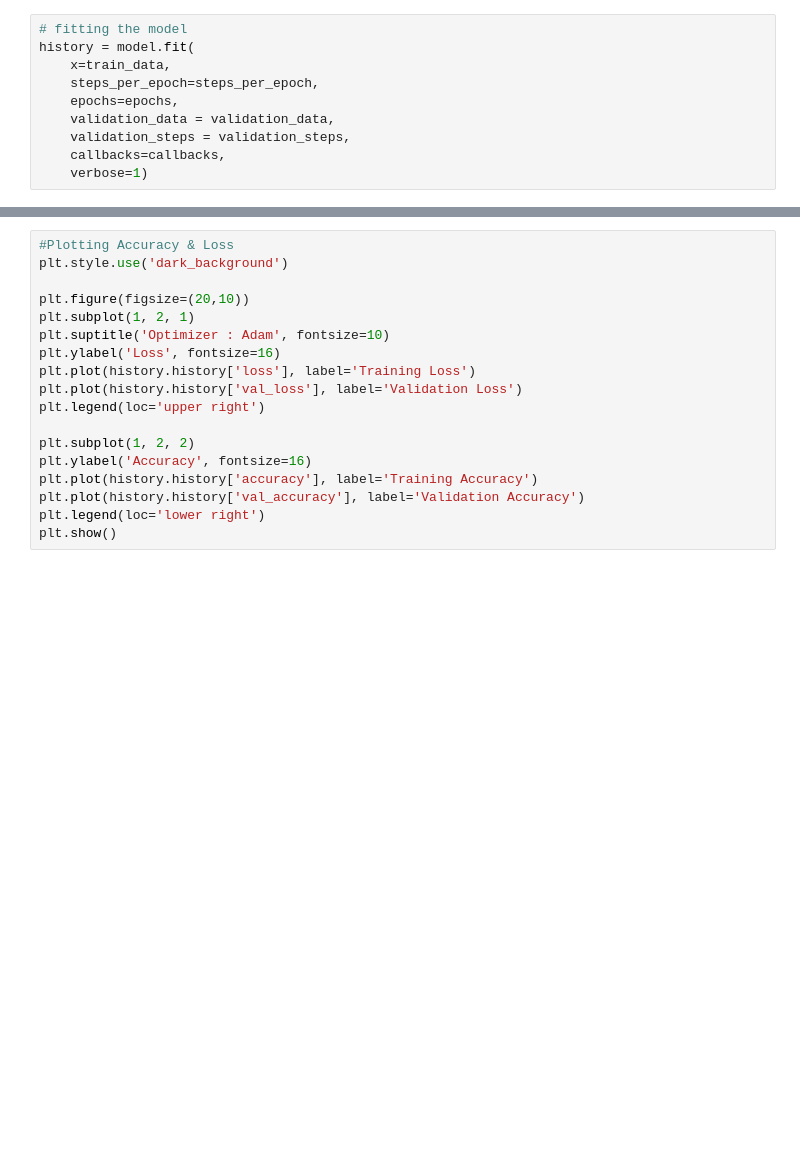
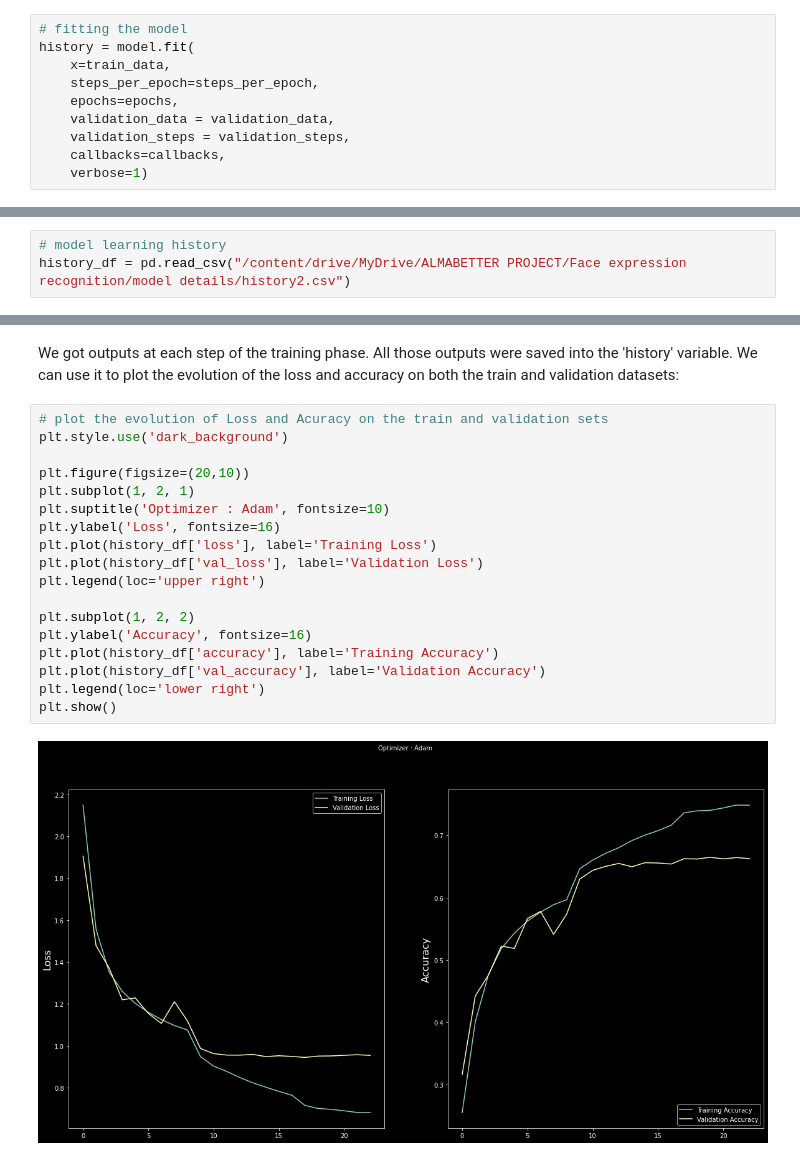
Before and after one commit to armanalam6342/Face-Emotion-Recognition, a Jupyter notebook: face_expression_recognition.ipynb, the cells around one changed output, grey strips where cells are left out. Cells and saved outputs as stored; diff of their text form; blank space fills up the shorter version.

```diff
--- a/face_expression_recognition.ipynb
+++ b/face_expression_recognition.ipynb
@@ -388,0 +516,3 @@ KeyboardInterrupt: ignored
+# %%
+# model learning history
+history_df = pd.read_csv("/content/drive/MyDrive/ALMABETTER PROJECT/Face expression recognition/model details/history2.csv")
@@ -393,18 +542,22 @@ print(accuracy)
+# %% [markdown]
+We got outputs at each step of the training phase. All those outputs were saved into the 'history' variable. We can use it to plot the evolution of the loss and accuracy on both the train and validation datasets:
 # %%
-#Plotting Accuracy & Loss
+# plot the evolution of Loss and Acuracy on the train and validation sets
 plt.style.use('dark_background')
 
 plt.figure(figsize=(20,10))
 plt.subplot(1, 2, 1)
 plt.suptitle('Optimizer : Adam', fontsize=10)
 plt.ylabel('Loss', fontsize=16)
-plt.plot(history.history['loss'], label='Training Loss')
-plt.plot(history.history['val_loss'], label='Validation Loss')
+plt.plot(history_df['loss'], label='Training Loss')
+plt.plot(history_df['val_loss'], label='Validation Loss')
 plt.legend(loc='upper right')
 
 plt.subplot(1, 2, 2)
 plt.ylabel('Accuracy', fontsize=16)
-plt.plot(history.history['accuracy'], label='Training Accuracy')
-plt.plot(history.history['val_accuracy'], label='Validation Accuracy')
+plt.plot(history_df['accuracy'], label='Training Accuracy')
+plt.plot(history_df['val_accuracy'], label='Validation Accuracy')
 plt.legend(loc='lower right')
 plt.show()
+# %% [output]
+[figure, added]
```
Also changed, not shown: parts of 60 cells of this notebook.
